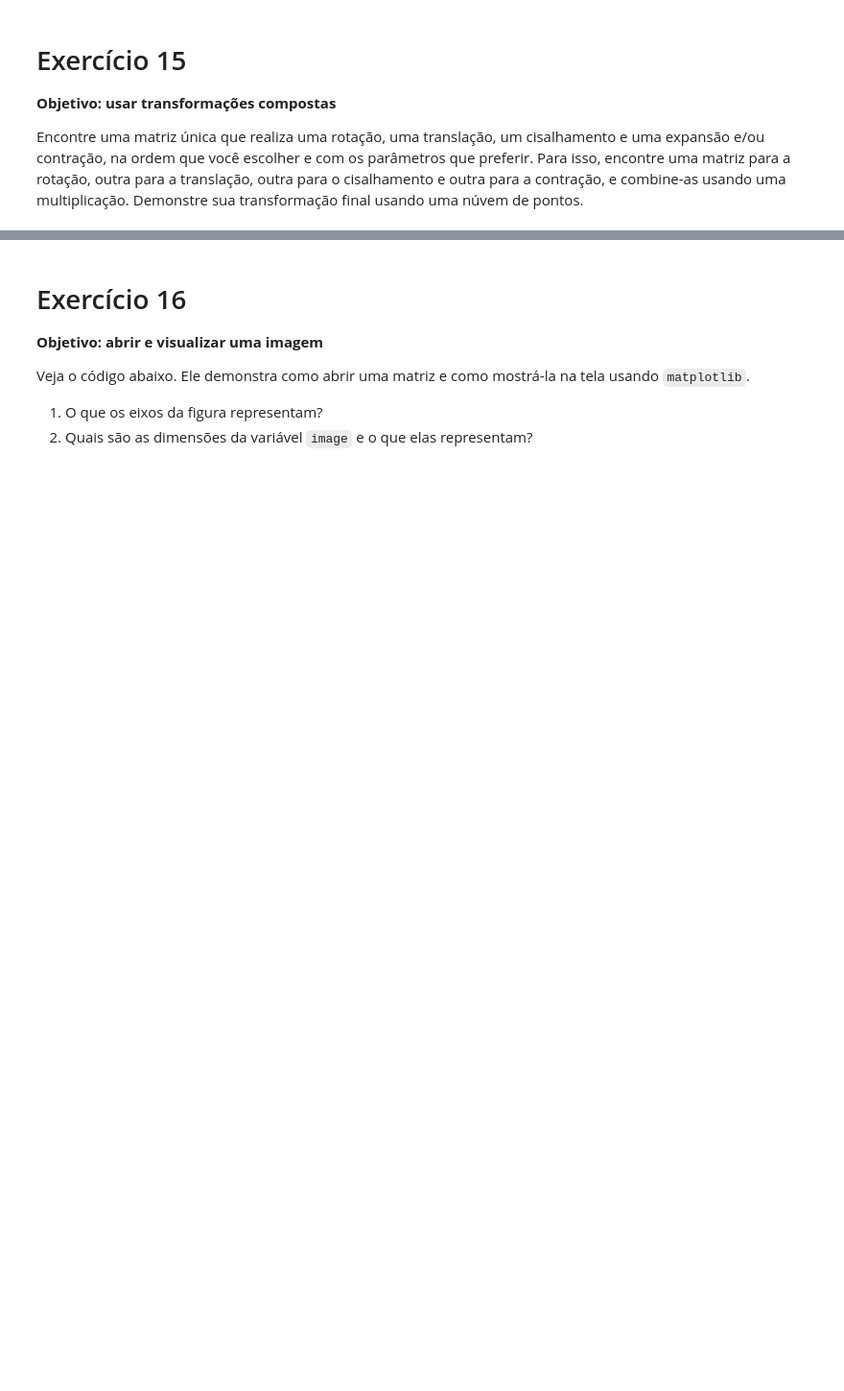
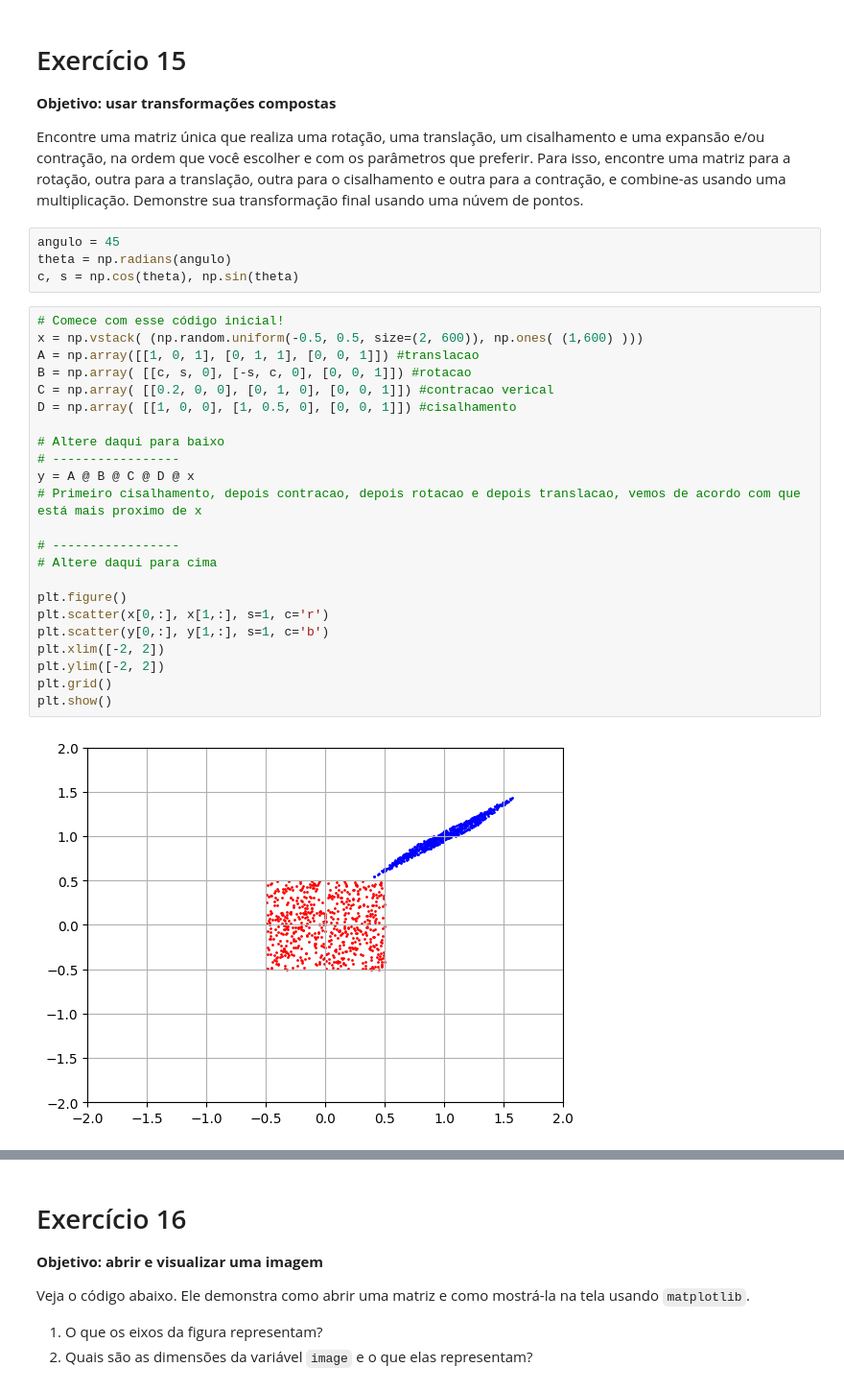
Before and after one commit to LuccaHiratsuca/AlgLin23-2, a Jupyter notebook: notebooks/03-geometria_analitica.ipynb, the cells around one changed output, grey strips where cells are left out. Shown at 96% size. Drawn from its saved outputs; the diff is of its cells as text; blank space fills up the shorter version.

```diff
--- a/notebooks/03-geometria_analitica.ipynb
+++ b/notebooks/03-geometria_analitica.ipynb
@@ -724,4 +736,33 @@ plt.show()
 **Objetivo: usar transformações compostas**
 
 Encontre uma matriz única que realiza uma rotação, uma translação, um cisalhamento e uma expansão e/ou contração, na ordem que você escolher e com os parâmetros que preferir. Para isso, encontre uma matriz para a rotação, outra para a translação, outra para o cisalhamento e outra para a contração, e combine-as usando uma multiplicação. Demonstre sua transformação final usando uma núvem de pontos.
+# %%
+angulo = 45
+theta = np.radians(angulo)
+c, s = np.cos(theta), np.sin(theta)
+# %%
+# Comece com esse código inicial!
+x = np.vstack( (np.random.uniform(-0.5, 0.5, size=(2, 600)), np.ones( (1,600) )))
+A = np.array([[1, 0, 1], [0, 1, 1], [0, 0, 1]]) #translacao
+B = np.array( [[c, s, 0], [-s, c, 0], [0, 0, 1]]) #rotacao
+C = np.array( [[0.2, 0, 0], [0, 1, 0], [0, 0, 1]]) #contracao verical
+D = np.array( [[1, 0, 0], [1, 0.5, 0], [0, 0, 1]]) #cisalhamento
+
+# Altere daqui para baixo
+# -----------------
+y = A @ B @ C @ D @ x
+# Primeiro cisalhamento, depois contracao, depois rotacao e depois translacao, vemos de acordo com que está mais proximo de x
+
+# -----------------
+# Altere daqui para cima
+
+plt.figure()
+plt.scatter(x[0,:], x[1,:], s=1, c='r')
+plt.scatter(y[0,:], y[1,:], s=1, c='b')
+plt.xlim([-2, 2])
+plt.ylim([-2, 2])
+plt.grid()
+plt.show()
+# %% [output]
+[figure, added]
 # %% [markdown]
```
Also changed, not shown: parts of 14 cells of this notebook.
